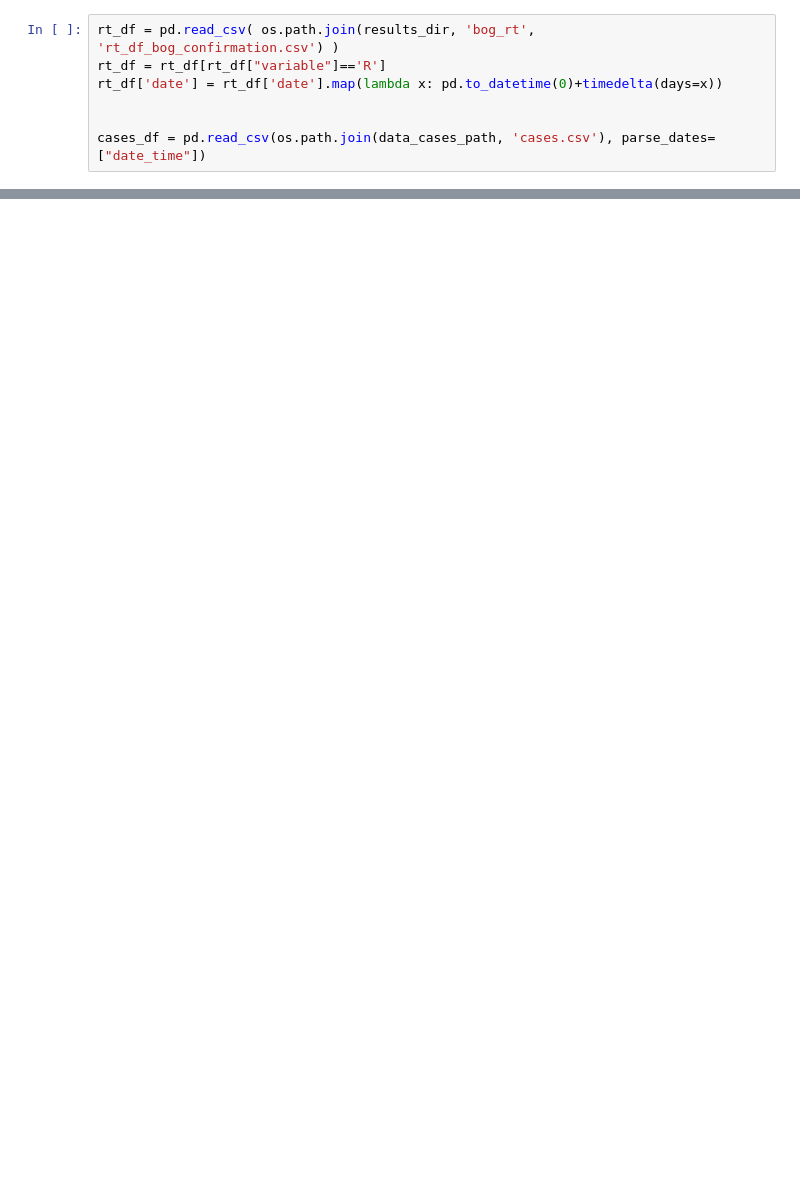
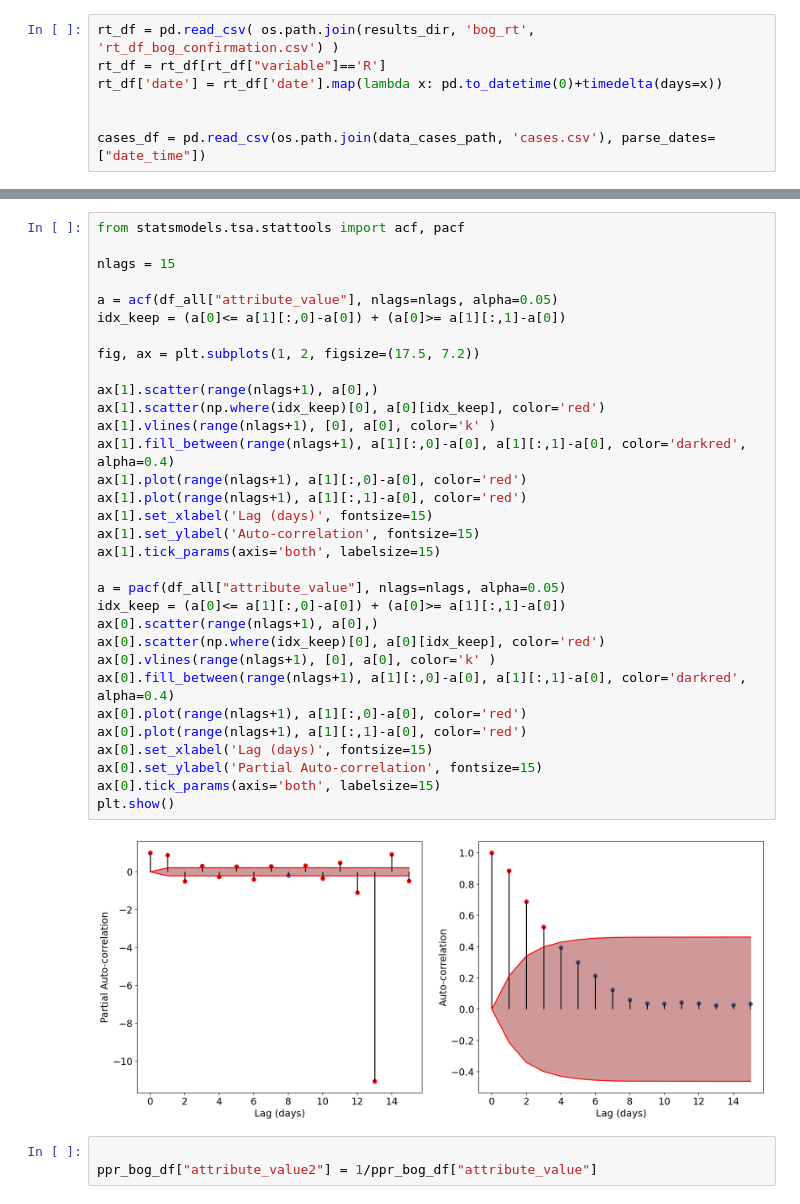
Before and after one commit to ChaosDonkey06/bogota_covid19_lockdowns, a Jupyter notebook: PPR_Rt_analysos.ipynb, the cells around one changed output, grey strips where cells are left out. Drawn from its saved outputs; the diff is of its cells as text; blank space fills up the shorter version.

```diff
--- a/PPR_Rt_analysos.ipynb
+++ b/PPR_Rt_analysos.ipynb
@@ -120,0 +239,37 @@ def compute_correlation(series2, series1, lags = list(range(10)), start_day='01-
+# %%
+from statsmodels.tsa.stattools import acf, pacf
+
+nlags = 15
+
+a = acf(df_all["attribute_value"], nlags=nlags, alpha=0.05)
+idx_keep = (a[0]<= a[1][:,0]-a[0]) + (a[0]>= a[1][:,1]-a[0])
+
+fig, ax = plt.subplots(1, 2, figsize=(17.5, 7.2))
+
+ax[1].scatter(range(nlags+1), a[0],)
+ax[1].scatter(np.where(idx_keep)[0], a[0][idx_keep], color='red')
+ax[1].vlines(range(nlags+1), [0], a[0], color='k' )
+ax[1].fill_between(range(nlags+1), a[1][:,0]-a[0], a[1][:,1]-a[0], color='darkred', alpha=0.4)
+ax[1].plot(range(nlags+1), a[1][:,0]-a[0], color='red')
+ax[1].plot(range(nlags+1), a[1][:,1]-a[0], color='red')
+ax[1].set_xlabel('Lag (days)', fontsize=15)
+ax[1].set_ylabel('Auto-correlation', fontsize=15)
+ax[1].tick_params(axis='both', labelsize=15)
+
+a = pacf(df_all["attribute_value"], nlags=nlags, alpha=0.05)
+idx_keep = (a[0]<= a[1][:,0]-a[0]) + (a[0]>= a[1][:,1]-a[0])
+ax[0].scatter(range(nlags+1), a[0],)
+ax[0].scatter(np.where(idx_keep)[0], a[0][idx_keep], color='red')
+ax[0].vlines(range(nlags+1), [0], a[0], color='k' )
+ax[0].fill_between(range(nlags+1), a[1][:,0]-a[0], a[1][:,1]-a[0], color='darkred', alpha=0.4)
+ax[0].plot(range(nlags+1), a[1][:,0]-a[0], color='red')
+ax[0].plot(range(nlags+1), a[1][:,1]-a[0], color='red')
+ax[0].set_xlabel('Lag (days)', fontsize=15)
+ax[0].set_ylabel('Partial Auto-correlation', fontsize=15)
+ax[0].tick_params(axis='both', labelsize=15)
+plt.show()
+# %% [output]
+[figure, added]
+# %%
+
+ppr_bog_df["attribute_value2"] = 1/ppr_bog_df["attribute_value"]
```
Also changed, not shown: parts of 11 cells of this notebook.
